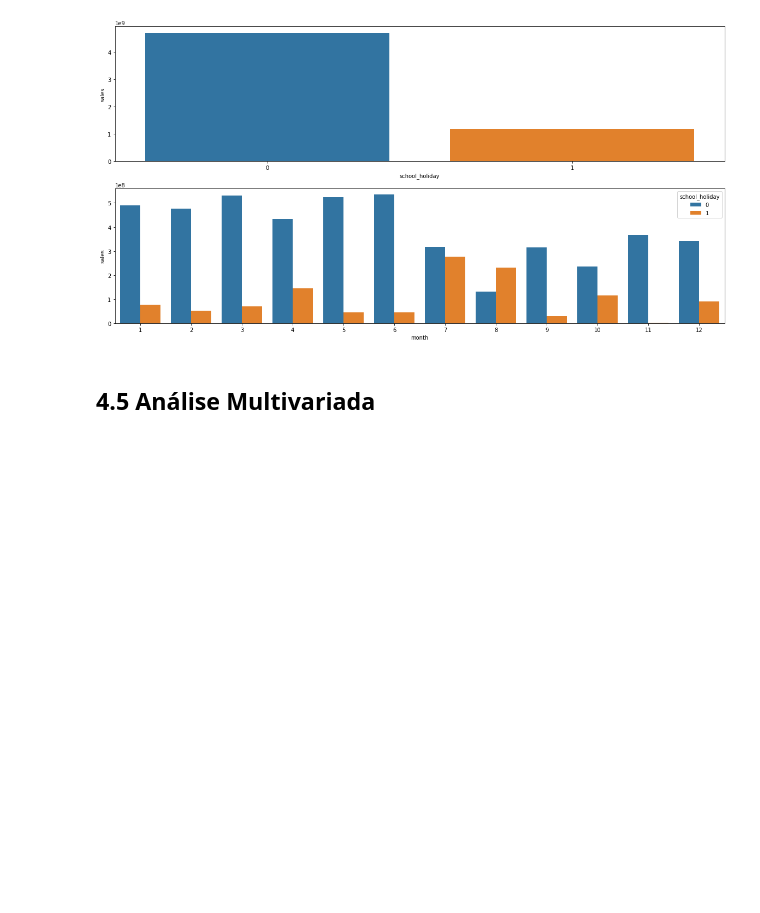
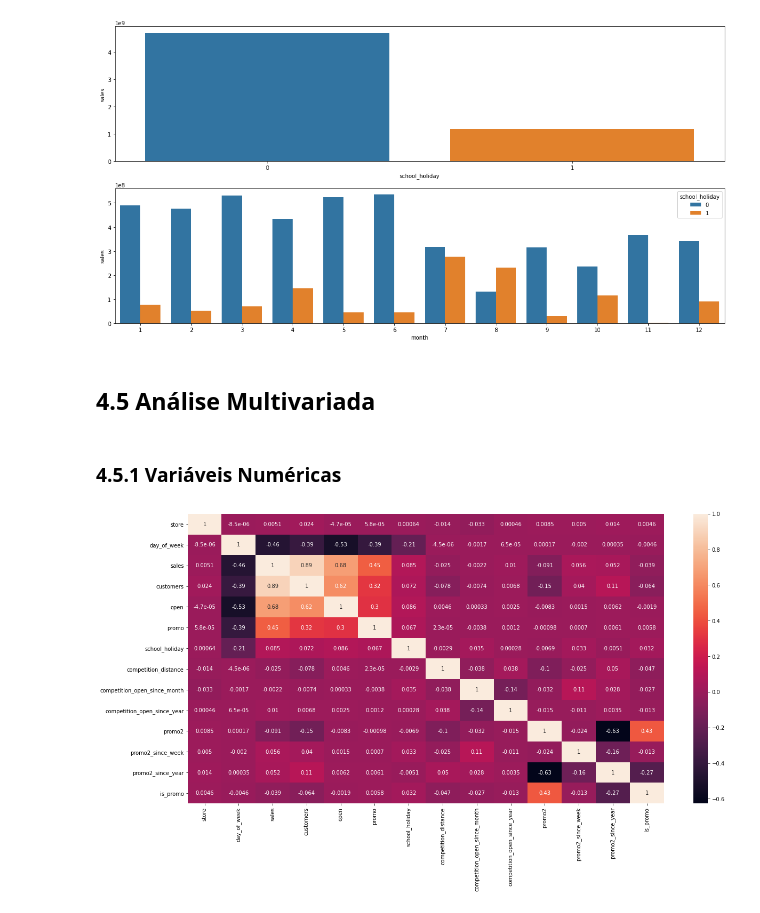
Before and after one commit to misaelpcastro/rossmann_previsao_vendas, a Jupyter notebook: Previsao_vendas_por_loja_v1.ipynb, the cells around one changed output. Saved outputs shown, nothing was run; the diff lists cells and outputs as text; code cells hidden in the pictures; blank space fills up the shorter version.

```diff
--- a/Previsao_vendas_por_loja_v1.ipynb
+++ b/Previsao_vendas_por_loja_v1.ipynb
@@ -623,3 +637,10 @@ sns.barplot(data=aux2, x='month', y='sales', hue='school_holiday');
 [figure]
 # %% [markdown]
 ## 4.5 Análise Multivariada
+# %% [markdown]
+### 4.5.1 Variáveis Numéricas
+# %%
+correlacao = num_attributes.corr(method='pearson')
+sns.heatmap(correlacao, annot=True);
+# %% [output]
+[figure, added]
```
Also changed, not shown: parts of 8 cells of this notebook.
